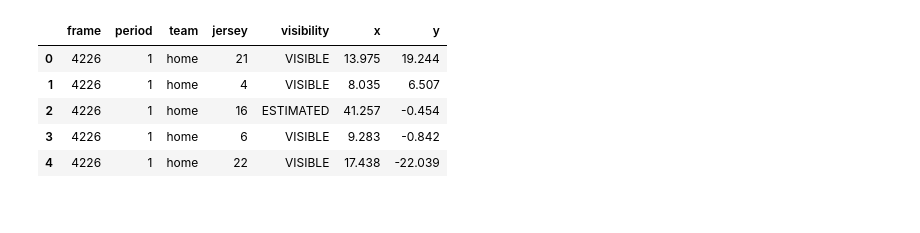
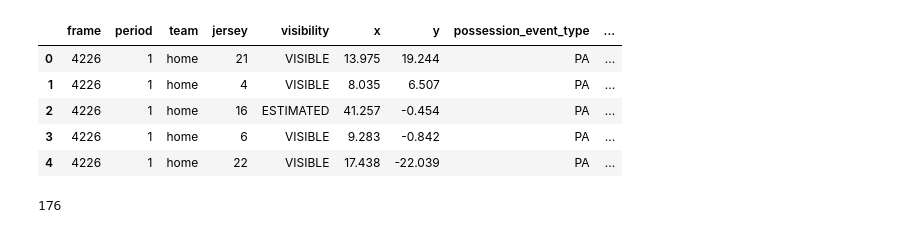
Before and after one commit to shochak2016/tactical-viewer-app, a Jupyter notebook: pff_tracking_exploration.ipynb, the cells around one changed output. Cells and saved outputs as stored; diff of their text form; code cells hidden in the pictures.

```diff
--- a/pff_tracking_exploration.ipynb
+++ b/pff_tracking_exploration.ipynb
@@ -18,40 +38,67 @@ len(frames)
 # %%
 import pandas as pd
 
 rows = []
 
 for frame in frames:
-    frame_num = frame["frameNum"]
-    period = frame["period"]
+    frame_num = frame.get("frameNum")
+    period = frame.get("period")
 
-    for p in frame["homePlayers"]:
+    # Safely extract events (can be None)
+    possession_event = frame.get("possession_event")
+    possession_event_type = (
+        possession_event.get("possession_event_type")
+        if isinstance(possession_event, dict)
+        else None
+    )
+
+    game_event = frame.get("game_event")
+    game_event_type = (
+        game_event.get("game_event_type")
+        if isinstance(game_event, dict)
+        else None
+    )
+
+    for p in frame.get("homePlayers", []):
         rows.append({
             "frame": frame_num,
             "period": period,
             "team": "home",
-            "jersey": p["jerseyNum"],
-            "visibility": p["visibility"],
-            "x": p["x"],
-            "y": p["y"],
+            "jersey": p.get("jerseyNum"),
+            "visibility": p.get("visibility"),
+            "x": p.get("x"),
+            "y": p.get("y"),
+            "possession_event_type": possession_event_type,
+            "game_event_type": game_event_type,
         })
 
-    for p in frame["awayPlayers"]:
+    for p in frame.get("awayPlayers", []):
         rows.append({
             "frame": frame_num,
             "period": period,
             "team": "away",
-            "jersey": p["jerseyNum"],
-            "visibility": p["visibility"],
-            "x": p["x"],
-            "y": p["y"],
+            "jersey": p.get("jerseyNum"),
+            "visibility": p.get("visibility"),
+            "x": p.get("x"),
+            "y": p.get("y"),
+            "possession_event_type": possession_event_type,
+            "game_event_type": game_event_type,
         })
 
 df = pd.DataFrame(rows)
 df.head()
 # %% [output]
-|  | frame | period | team | jersey | visibility | x | y |
-| 0 | 4226 | 1 | home | 21 | VISIBLE | 13.975 | 19.244 |
-| 1 | 4226 | 1 | home | 4 | VISIBLE | 8.035 | 6.507 |
-| 2 | 4226 | 1 | home | 16 | ESTIMATED | 41.257 | -0.454 |
-| 3 | 4226 | 1 | home | 6 | VISIBLE | 9.283 | -0.842 |
-| 4 | 4226 | 1 | home | 22 | VISIBLE | 17.438 | -22.039 |
+|  | frame | period | team | jersey | visibility | x | y | possession_event_type | ... |
+| 0 | 4226 | 1 | home | 21 | VISIBLE | 13.975 | 19.244 | PA | ... |
+| 1 | 4226 | 1 | home | 4 | VISIBLE | 8.035 | 6.507 | PA | ... |
+| 2 | 4226 | 1 | home | 16 | ESTIMATED | 41.257 | -0.454 | PA | ... |
+| 3 | 4226 | 1 | home | 6 | VISIBLE | 9.283 | -0.842 | PA | ... |
+| 4 | 4226 | 1 | home | 22 | VISIBLE | 17.438 | -22.039 | PA | ... |
+# %%
+import matplotlib.pyplot as plt
+
+shots = df[df["possession_event_type"] == "SH"]
+
+len(shots)
+# %% [output]
+176
```
Also changed, not shown: parts of 22 cells of this notebook.
